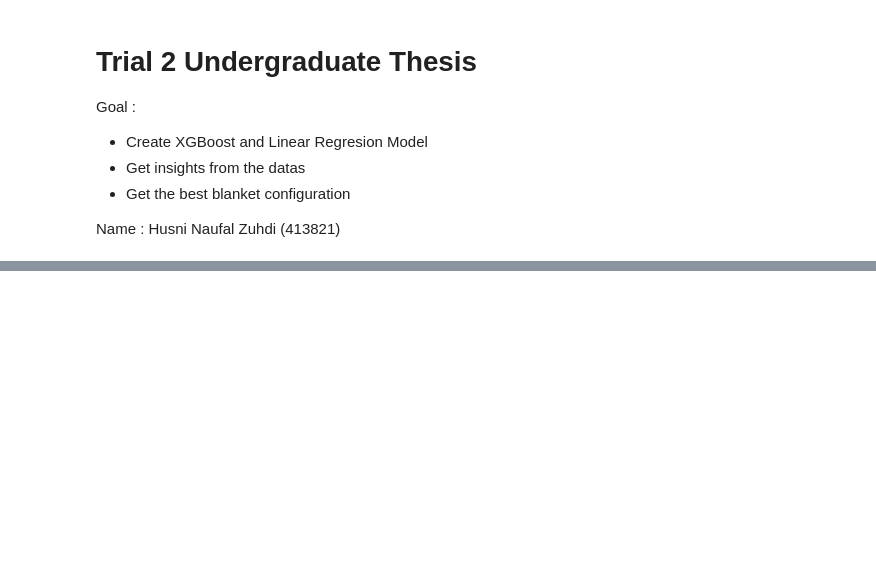
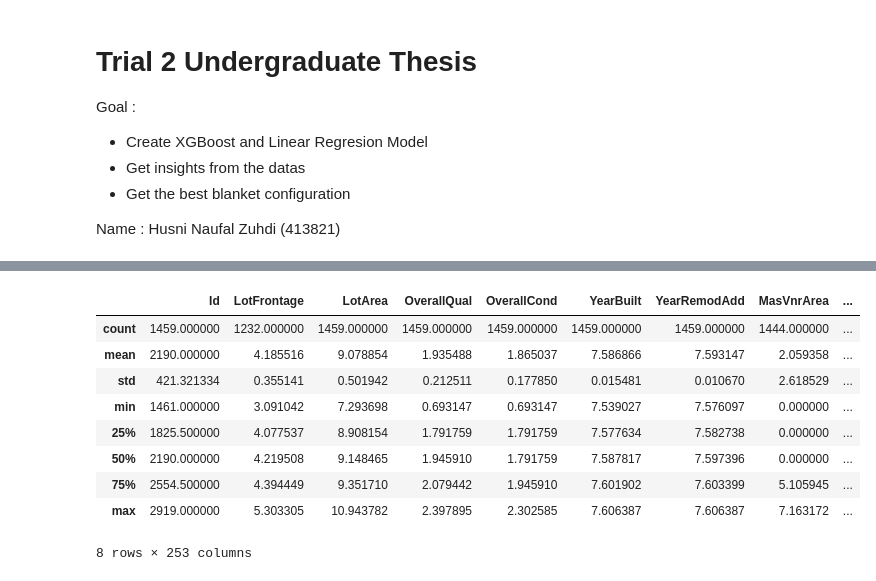
Before and after one commit to husni-zuhdi/husni-undergrad-thesis, a Jupyter notebook: jupyter-notebooks/2_Data_Analysis.ipynb, the cells around one changed output, grey strips where cells are left out. Cells and saved outputs as stored; diff of their text form; code cells hidden in the pictures; blank space fills up the shorter version.

```diff
--- a/jupyter-notebooks/2_Data_Analysis.ipynb
+++ b/jupyter-notebooks/2_Data_Analysis.ipynb
@@ -27 +50,14 @@ see #the dataset
+# %%
+test_dataset.describe()
+# %% [output]
+|  | Id | LotFrontage | LotArea | OverallQual | OverallCond | YearBuilt | YearRemodAdd | MasVnrArea | ... |
+| count | 1459.000000 | 1232.000000 | 1459.000000 | 1459.000000 | 1459.000000 | 1459.000000 | 1459.000000 | 1444.000000 | ... |
+| mean | 2190.000000 | 4.185516 | 9.078854 | 1.935488 | 1.865037 | 7.586866 | 7.593147 | 2.059358 | ... |
+| std | 421.321334 | 0.355141 | 0.501942 | 0.212511 | 0.177850 | 0.015481 | 0.010670 | 2.618529 | ... |
+| min | 1461.000000 | 3.091042 | 7.293698 | 0.693147 | 0.693147 | 7.539027 | 7.576097 | 0.000000 | ... |
+| 25% | 1825.500000 | 4.077537 | 8.908154 | 1.791759 | 1.791759 | 7.577634 | 7.582738 | 0.000000 | ... |
+| 50% | 2190.000000 | 4.219508 | 9.148465 | 1.945910 | 1.791759 | 7.587817 | 7.597396 | 0.000000 | ... |
+| 75% | 2554.500000 | 4.394449 | 9.351710 | 2.079442 | 1.945910 | 7.601902 | 7.603399 | 5.105945 | ... |
+| max | 2919.000000 | 5.303305 | 10.943782 | 2.397895 | 2.302585 | 7.606387 | 7.606387 | 7.163172 | ... |
+8 rows × 253 columns
 # %%
```
Also changed, not shown: parts of 22 cells of this notebook, 9 other files.
